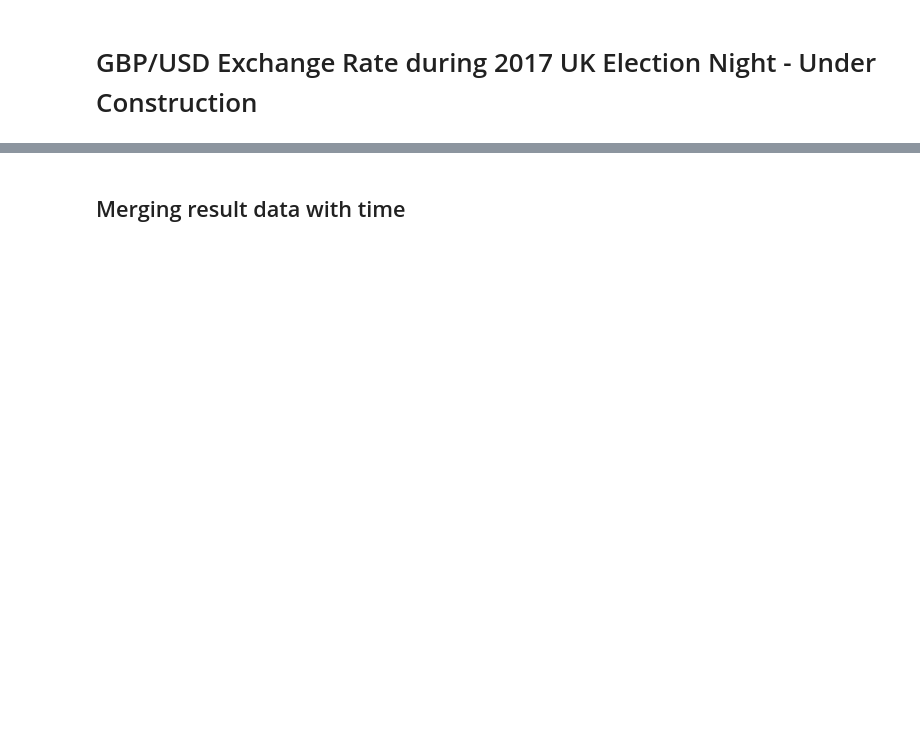
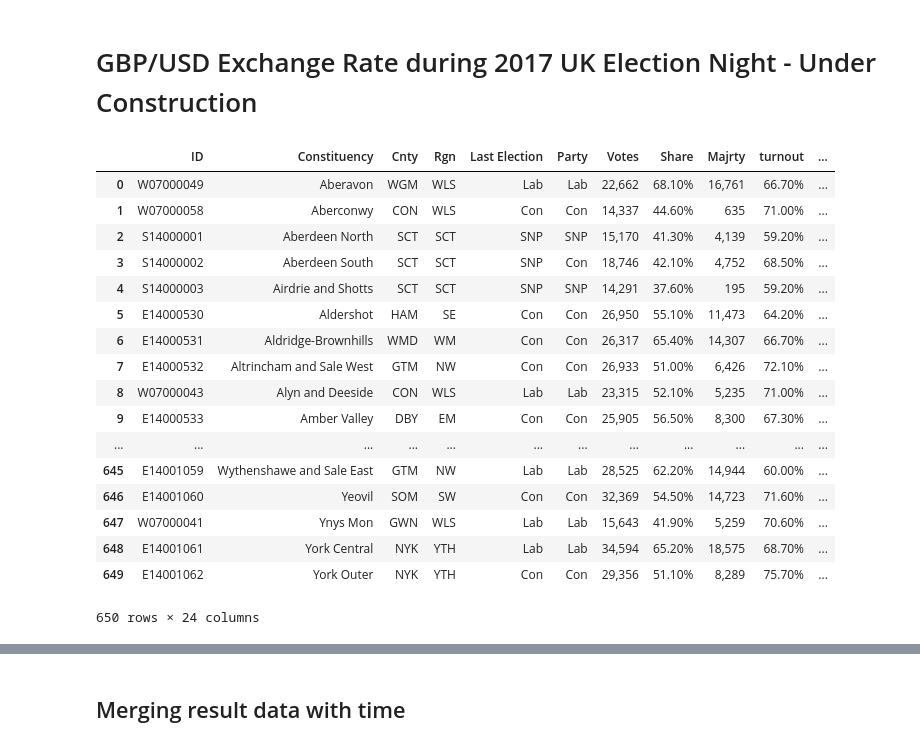
Before and after one commit to alexhuang1117/Data-Science-Portfolio, a Jupyter notebook: FX_Analysis_during_UK_Election/main.ipynb, the cells around one changed output, grey strips where cells are left out. Saved outputs shown, nothing was run; the diff lists cells and outputs as text; code cells hidden in the pictures; blank space fills up the shorter version.

```diff
--- a/FX_Analysis_during_UK_Election/main.ipynb
+++ b/FX_Analysis_during_UK_Election/main.ipynb
@@ -45,9 +47,29 @@ tweets=pd.DataFrame(data, columns=['year','month','date','time','tweet_id','twee
 # %%
 # Wikipedia data
 UKpoll = pd.read_csv('data/UK2017Poll.txt', sep='\t', header=0)
-UKpoll.columns=['Con_poll', 'Lab_poll', 'Lib_poll','SNP_poll','Pla_poll','Greens_poll',\
+UKpoll.columns=['ID','Con_poll', 'Lab_poll', 'Lib_poll','SNP_poll','Pla_poll','Greens_poll',\
                 'UKIP_poll', 'Other_poll', 'Seat','Region','2015']
 results = pd.read_csv("data/result.csv")
+results
+# %% [output]
+|  | ID | Constituency | Cnty | Rgn | Last Election | Party | Votes | Share | Majrty | turnout | ... |
+| 0 | W07000049 | Aberavon | WGM | WLS | Lab | Lab | 22,662 | 68.10% | 16,761 | 66.70% | ... |
+| 1 | W07000058 | Aberconwy | CON | WLS | Con | Con | 14,337 | 44.60% | 635 | 71.00% | ... |
+| 2 | S14000001 | Aberdeen North | SCT | SCT | SNP | SNP | 15,170 | 41.30% | 4,139 | 59.20% | ... |
+| 3 | S14000002 | Aberdeen South | SCT | SCT | SNP | Con | 18,746 | 42.10% | 4,752 | 68.50% | ... |
+| 4 | S14000003 | Airdrie and Shotts | SCT | SCT | SNP | SNP | 14,291 | 37.60% | 195 | 59.20% | ... |
+| 5 | E14000530 | Aldershot | HAM | SE | Con | Con | 26,950 | 55.10% | 11,473 | 64.20% | ... |
+| 6 | E14000531 | Aldridge-Brownhills | WMD | WM | Con | Con | 26,317 | 65.40% | 14,307 | 66.70% | ... |
+| 7 | E14000532 | Altrincham and Sale West | GTM | NW | Con | Con | 26,933 | 51.00% | 6,426 | 72.10% | ... |
+| 8 | W07000043 | Alyn and Deeside | CON | WLS | Lab | Lab | 23,315 | 52.10% | 5,235 | 71.00% | ... |
+| 9 | E14000533 | Amber Valley | DBY | EM | Con | Con | 25,905 | 56.50% | 8,300 | 67.30% | ... |
+| ... | ... | ... | ... | ... | ... | ... | ... | ... | ... | ... | ... |
+| 645 | E14001059 | Wythenshawe and Sale East | GTM | NW | Lab | Lab | 28,525 | 62.20% | 14,944 | 60.00% | ... |
+| 646 | E14001060 | Yeovil | SOM | SW | Con | Con | 32,369 | 54.50% | 14,723 | 71.60% | ... |
+| 647 | W07000041 | Ynys Mon | GWN | WLS | Lab | Lab | 15,643 | 41.90% | 5,259 | 70.60% | ... |
+| 648 | E14001061 | York Central | NYK | YTH | Lab | Lab | 34,594 | 65.20% | 18,575 | 68.70% | ... |
+| 649 | E14001062 | York Outer | NYK | YTH | Con | Con | 29,356 | 51.10% | 8,289 | 75.70% | ... |
+650 rows × 24 columns
 # %%
 tweets.tweet=tweets.tweet.astype(str)
 tweets_cleaned = tweets[tweets.tweet.str.contains('#GE2017')]
```
Also changed, not shown: parts of 18 cells of this notebook, 11 other files.
